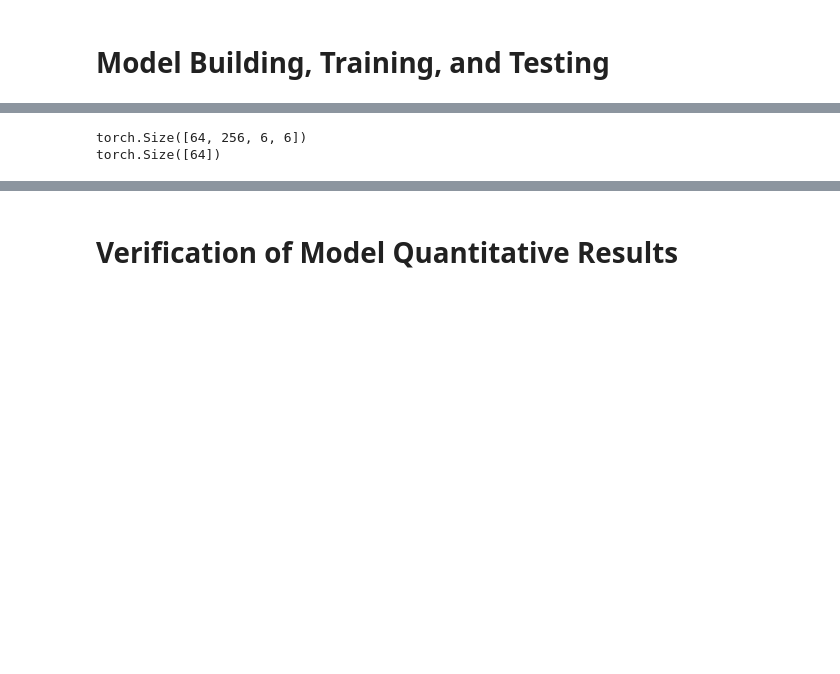
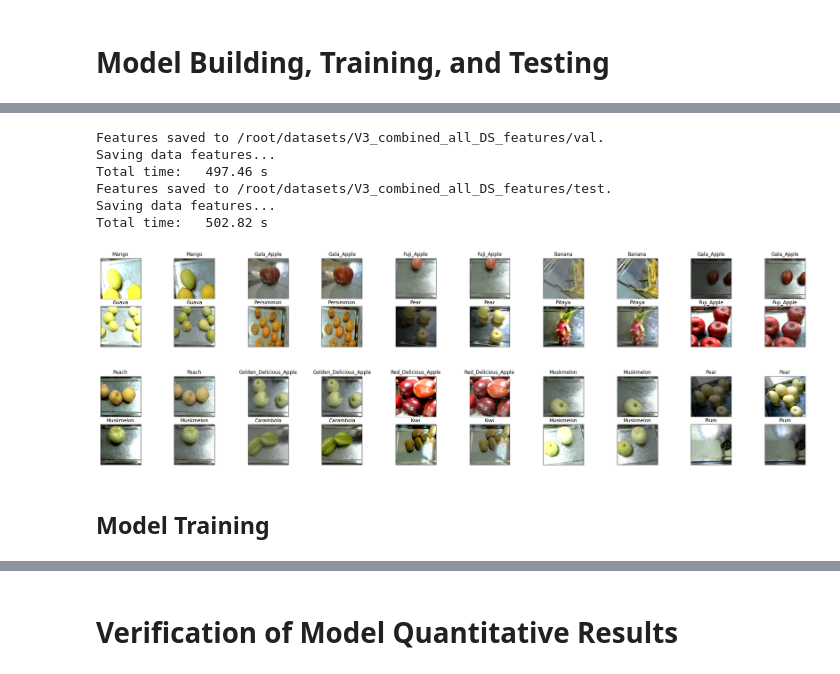
Before and after one commit to SupermarketAutomationAI/bounding_box, a Jupyter notebook: SupermarketAI_BoundingBox.ipynb, the cells around one changed output, grey strips where cells are left out. Saved outputs shown, nothing was run; the diff lists cells and outputs as text; code cells hidden in the pictures; blank space fills up the shorter version.

```diff
--- a/SupermarketAI_BoundingBox.ipynb
+++ b/SupermarketAI_BoundingBox.ipynb
@@ -333,0 +335,12 @@ ANNFeatures(test_loader, 'test')
+# %%
+get_alexnet_features(parent_dir, output_path=feature_dir, group="val", classes=classes, data_aug=True, verify=True)
+get_alexnet_features(parent_dir, output_path=feature_dir, group="test", classes=classes, data_aug=True, verify=True)
+# %% [output]
+Features saved to /root/datasets/V3_combined_all_DS_features/val.
+Saving data features...
+Total time:   497.46 s
+Features saved to /root/datasets/V3_combined_all_DS_features/test.
+Saving data features...
+Total time:   502.82 s
+[figure, added]
+[figure, added]
@@ -334,3 +391,5 @@ ANNFeatures(test_loader, 'test')
+# %% [markdown]
+## Model Training
 # %%
 def train(model, train_loader, val_loader, batch_size=128, num_epochs=64, learn_rate = 0.001):
 
@@ -407,34 +466,4 @@ def get_accuracy(model, data_loader):
         correct += pred.eq(labels.view_as(pred)).sum().item()
         total += imgs.shape[0]
     return correct / total
-# %%
-train_path = '/root/datasets/V2_combinedDS_Features/train'
-train_features = torchvision.datasets.DatasetFolder(train_path, loader=torch.load, extensions=('.tensor'))
-
-val_path = '/root/datasets/V2_combinedDS_Features/val'
-val_features = torchvision.datasets.DatasetFolder(val_path, loader=torch.load, extensions=('.tensor'))
-
-test_path = '/root/datasets/V2_combinedDS_Features/test'
-test_features = torchvision.datasets.DatasetFolder(test_path, loader=torch.load, extensions=('.tensor'))
-
-# Prepare Dataloader
-batch_size = 64
-num_workers = 1
-train_feature_loader = torch.utils.data.DataLoader(train_features, batch_size=batch_size,
-                                           num_workers=num_workers, shuffle=True)
-
-val_features_loader = torch.utils.data.DataLoader(val_features, batch_size=batch_size,
-                                           num_workers=num_workers, shuffle=True)
-
-test_features_loader = torch.utils.data.DataLoader(test_features, batch_size=batch_size,
-                                           num_workers=num_workers, shuffle=True)
-
-# Verification Step - obtain one batch of features
-dataiter = iter(train_feature_loader)
-features, labels = dataiter.next()
-print(features.shape)
-print(labels.shape)
-# %% [output]
-torch.Size([64, 256, 6, 6])
-torch.Size([64])
 # %%
```
Also changed, not shown: parts of 47 cells of this notebook.
